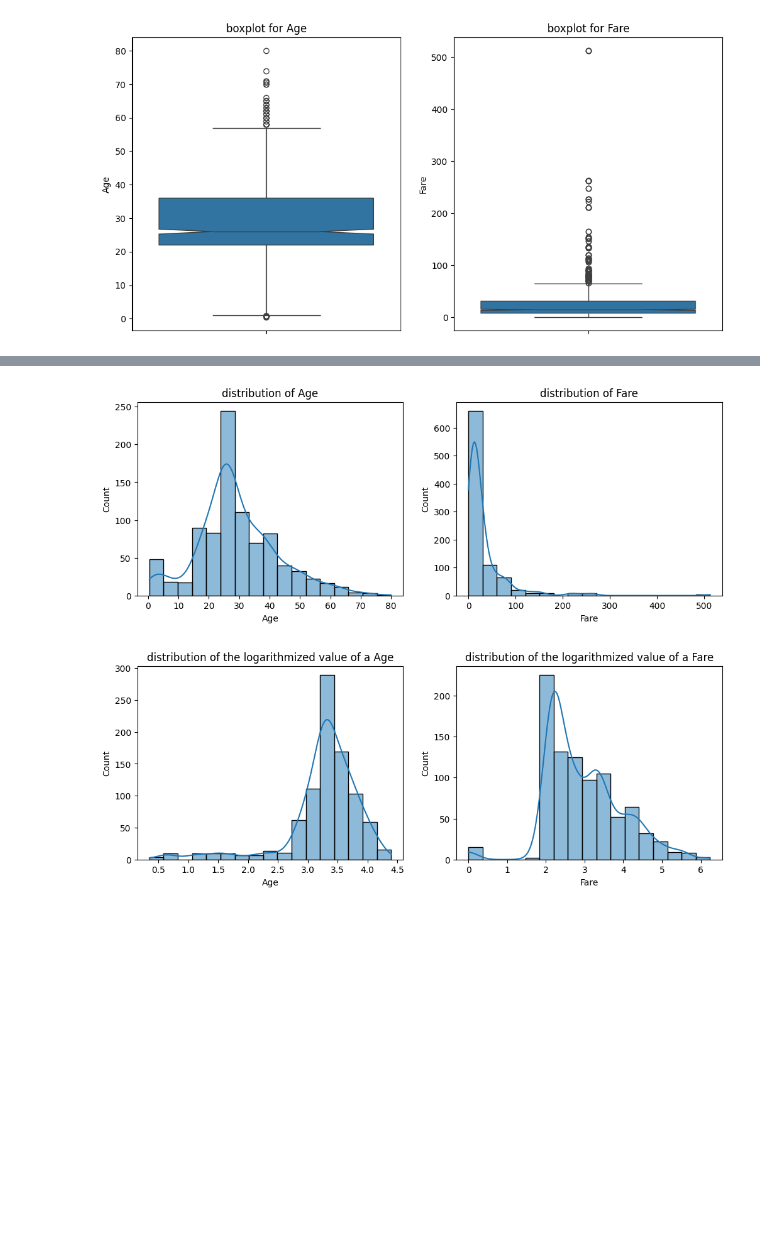
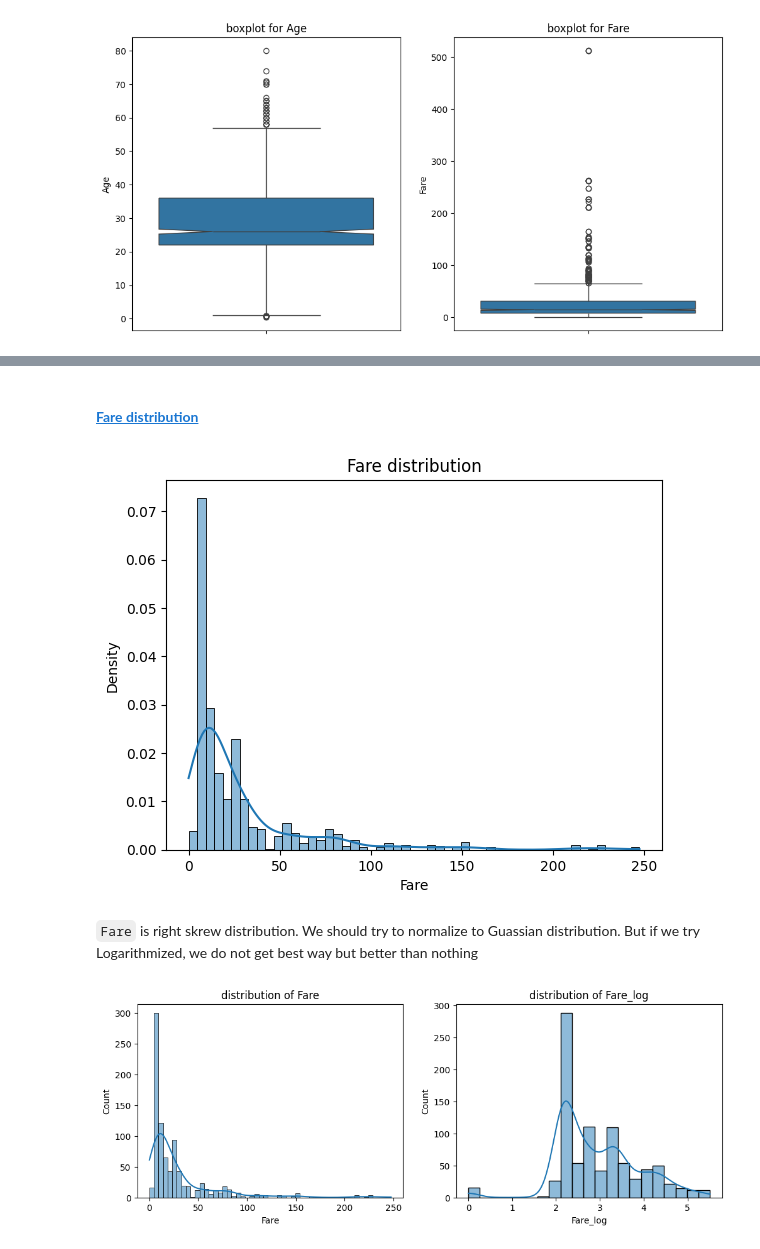
Before and after one commit to Moraw1993/Programowanie-SI, a Jupyter notebook: 5. Sklearn/titanic.ipynb, the cells around one changed output, grey strips where cells are left out. Drawn from its saved outputs; the diff is of its cells as text; code cells hidden in the pictures; blank space fills up the shorter version.

Commit message:
Fill NaN Values, Drop Outliers, Some preprocessing and create simple model

```diff
--- a/5. Sklearn/titanic.ipynb
+++ b/5. Sklearn/titanic.ipynb
@@ -515,6 +532,8 @@ plt.ylabel('Frequency')
 axes = plt.gca()
 axes.legend(labels=['No', 'Yes'])
 plt.show()
+
+df.drop(columns=['AgeGroup'], inplace=True)
 # %% [output]
 [figure]
 # %% [markdown]
@@ -639,0 +688,5 @@ for i, ax in enumerate(axes.flatten()):
+# %%
+df['family_size'] = (df['SibSp'] + df['Parch'] + 1).apply(lambda x: str(x) if x <= 3 else '3+')
+fg = sns.FacetGrid(data=df, row='Pclass', col='family_size')
+fg.map_dataframe(sns.boxplot, 'Fare')
+df.drop(columns=['family_size'], inplace=True)
@@ -639,0 +701,5 @@ for i, ax in enumerate(axes.flatten()):
+# %%
+q99 = df['Fare'].quantile(.99)
+q99_indicates = df[df['Fare'] > q99]
+
+q99_indicates
@@ -639,0 +719,3 @@ for i, ax in enumerate(axes.flatten()):
+# %%
+df.drop(q99_indicates.index, axis=0, inplace=True)
+df.reset_index(drop=True)
@@ -640,40 +736,43 @@ for i, ax in enumerate(axes.flatten()):
+# %% [markdown]
+#### <a id='toc5_4_2_4_'></a>[**Fare distribution**](#toc0_)
+# %%
+plt.title('Fare distribution')
+sns.histplot(df, x='Fare', kde=True, stat='density')
+plt.show()
+# %% [output]
+[figure, added]
+# %% [markdown]
+`Fare` is right skrew distribution. We should try to normalize to Guassian distribution. But if we try Logarithmized, we do not get best way but better than nothing
 # %%
 from scipy.stats import skew
+from scipy.stats import boxcox
 
-numeric_feature = ['Age', 'Fare']
+
+df['Fare_log'] = np.log1p(df['Fare'])
+numeric_feature = ['Fare', 'Fare_log']
 
 ######### Obliczanie liczby koszyków ############
 n = len(df['Fare'].dropna())
 # Reguła Freedmana-Diaconisa
 q75, q25 = np.percentile(df['Fare'].dropna(), [75 ,25])
 iqr = q75 - q25
 fd_bins = int(np.ceil((2 * iqr) / (n ** (1 / 3))))
 
 # Reguła Doane'a
 g1 = skew(df['Fare'].dropna())
 sigma_g1 = np.sqrt(6 * (n - 2) / ((n + 1) * (n + 3)))
 doane_bins = int(np.ceil(1 + np.log2(n) + np.log2(1 + abs(g1) / sigma_g1)))
 
 
-fig, axes = plt.subplots(nrows=1, ncols=2, figsize=(12,4))
+fig, axes = plt.subplots(nrows=1, ncols=len(numeric_feature), figsize=(12,4))
 axes = axes.flatten()
 for i, ax in enumerate(axes.flatten()):
+
     ax.set_title(f'distribution of {numeric_feature[i]}')
     sns.histplot(data=df, x=numeric_feature[i],
                 ax=axes[i],
                 kde=True,
-                bins=doane_bins
+                #bins=doane_bins
             )
-
-fig, axes = plt.subplots(nrows=1, ncols=2, figsize=(12,4))
-axes = axes.flatten()
-for i, ax in enumerate(axes.flatten()):
-    ax.set_title(f'distribution of the logarithmized value of a {numeric_feature[i]}')
-    sns.histplot(data=np.log1p(df[numeric_feature[i]]),
-                ax=axes[i],
-                kde=True,
-                bins=doane_bins
-            )
 # %% [output]
-[figure, old version]
+[figure, new version]
-[figure, removed]
```
Also changed, not shown: parts of 44 cells of this notebook.
